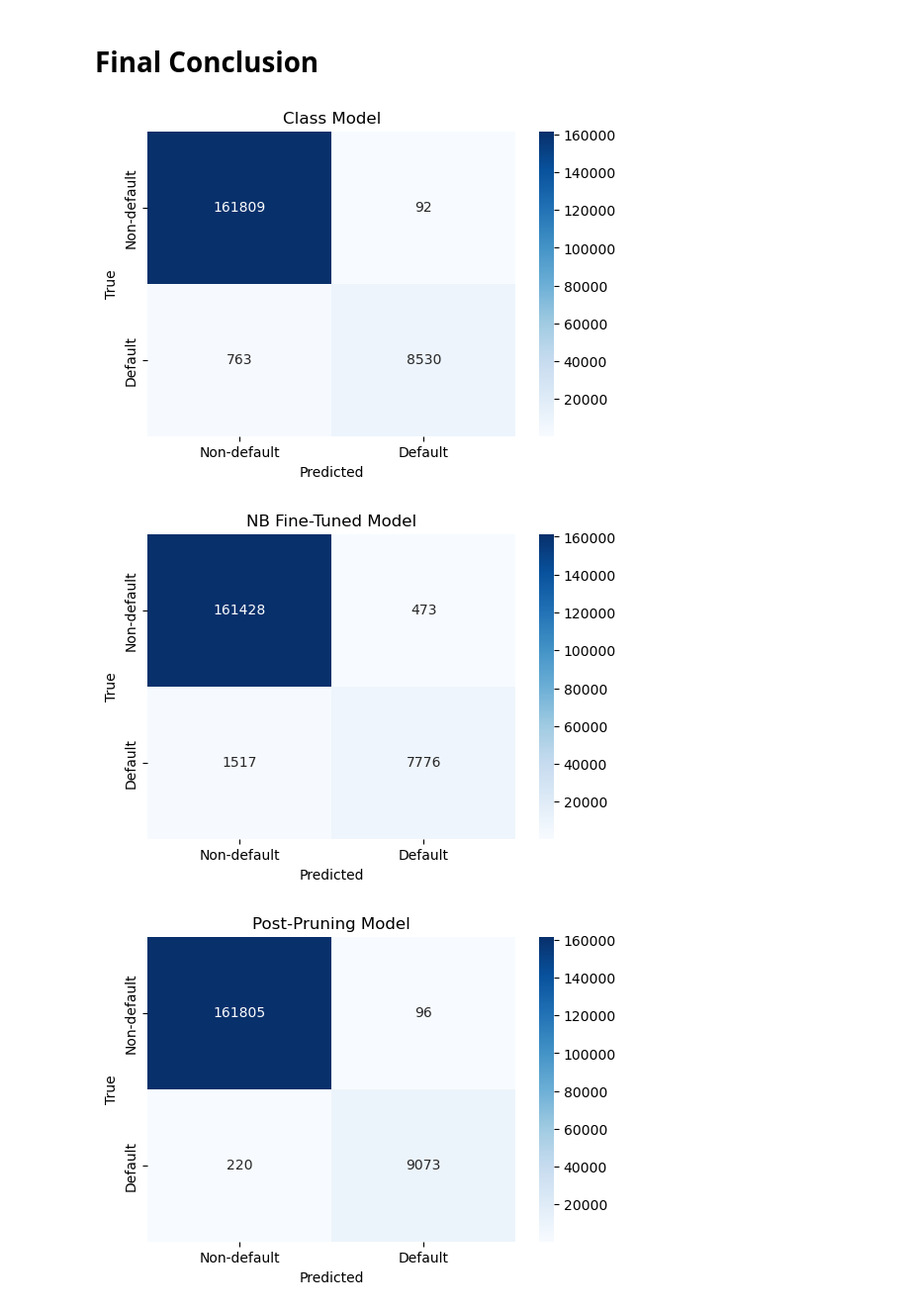
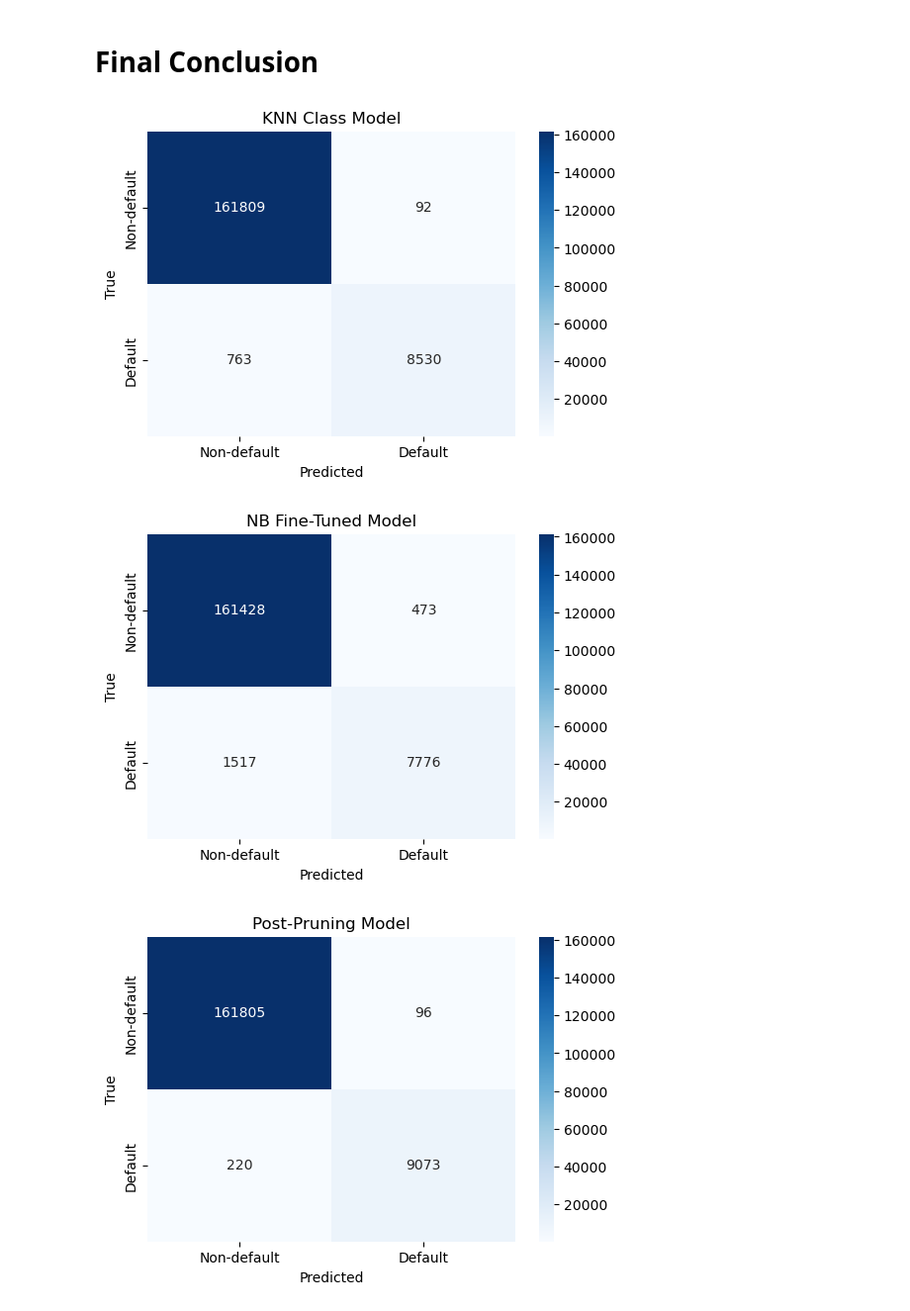
Before and after one commit to Darrel-Koh/Credit_Risk_Analysis, a Jupyter notebook: Group4_Assignment1.ipynb, the cells around one changed output. Shown at 99% size. Saved outputs shown, nothing was run; the diff lists cells and outputs as text; code cells hidden in the pictures.

Commit message:
updated KNN class model name

```diff
--- a/Group4_Assignment1.ipynb
+++ b/Group4_Assignment1.ipynb
@@ -1063,16 +1063,16 @@ After the fine tuning, we can see that the accuracy slightly increased, and the
 # %% [markdown]
 # Final Conclusion
 # %%
-KNN_class_summary = evaluate_predictions(Balanced_y_test, KNN_class_y_pred, "Class Model")
+KNN_class_summary = evaluate_predictions(Balanced_y_test, KNN_class_y_pred, "KNN Class Model")
 NB_tuned_summary = evaluate_predictions(NB_y1_test, NB_y_pred_hyper, "NB Fine-Tuned Model")
 DT_postpruned_summary = evaluate_predictions(Balanced_y_test, DT_y_predict, "Post-Pruning Model")
 RF_tuned_summary = evaluate_predictions(RF_y_test, RF_y_pred_tuned, "RF Fine-Tuned Model")
 
 all_summaries = pd.concat([KNN_class_summary, NB_tuned_summary,DT_postpruned_summary, RF_tuned_summary], ignore_index=True)
 
 print(all_summaries)
 # %% [output]
-[figure, old version]
+[figure, new version]
 [figure]
 [figure]
 [figure]
```
Also changed, not shown: parts of 1 cell of this notebook.
